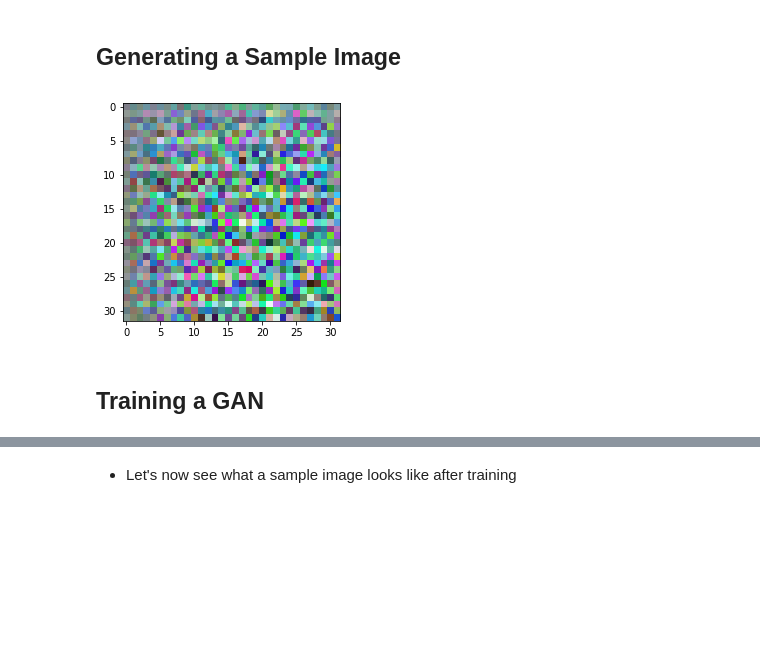
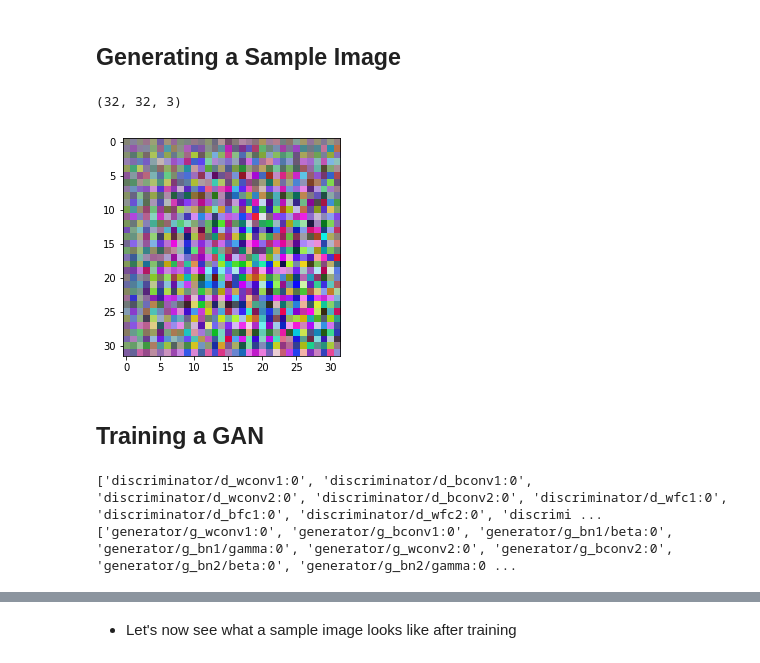
Before and after one commit to Lamela/GAN, a Jupyter notebook: GAN.ipynb, the cells around one changed output, grey strips where cells are left out. Saved outputs shown, nothing was run; the diff lists cells and outputs as text; code cells hidden in the pictures; blank space fills up the shorter version.

```diff
--- a/GAN.ipynb
+++ b/GAN.ipynb
@@ -167,30 +167,40 @@ def generator(z, batch_size, z_dim, reuse=False):
 # %% [markdown]
 ## Generating a Sample Image
 # %%
-sess = tf.Session()
 z_dimensions = 100
-z_test_placeholder = tf.placeholder(tf.float32, [None, z_dimensions])
+z_placeholder = tf.placeholder(tf.float32, [None, z_dimensions])
 
-sample_image = generator(z_test_placeholder, 1, z_dimensions, reuse=True)
-test_z = np.random.normal(-1, 1, [1, z_dimensions])
+generated_image_output = generator(z_placeholder, 1, z_dimensions)
+z_batch = np.random.normal(0, 1, [1, z_dimensions])
 
-sess.run(tf.global_variables_initializer())
-temp = (sess.run(sample_image, feed_dict={z_test_placeholder: test_z}))
+with tf.Session() as sess:
+    sess.run(tf.global_variables_initializer())
+    generated_image = sess.run(generated_image_output,
+                                feed_dict={z_placeholder: z_batch})
+    generated_image = generated_image.reshape([32,32,3])
+    print(generated_image.shape)
+    plt.imshow(generated_image)
 
-my_i = temp.squeeze()
-plt.imshow(my_i)
-plt.show()
+
+# sess.run(tf.global_variables_initializer())
+# temp = (sess.run(sample_image, feed_dict={z_test_placeholder: test_z}))
+
+# my_i = temp.squeeze()
+# print(my_i.shape)
+# plt.imshow(my_i)
+# plt.show()
 # %% [output]
+(32, 32, 3)
-[figure, old version]
+[figure, new version]
 # %% [markdown]
 ## Training a GAN
 # %%
-batch_size = 10
+batch_size = 50
 tf.reset_default_graph() #Since we changed our batch size (from 1 to 16), we need to reset our Tensorflow graph
 
 sess = tf.Session()
-x_placeholder = tf.placeholder("float", shape = [None,32,32,3]) #Placeholder for input images to the discriminator
-z_placeholder = tf.placeholder(tf.float32, [None, z_dimensions]) #Placeholder for input noise vectors to the generator
+x_placeholder = tf.placeholder(tf.float32, shape = [None,32,32,3], name='x_placeholder') #Placeholder for input images to the discriminator
+z_placeholder = tf.placeholder(tf.float32, [None, z_dimensions], name='z_placeholder') #Placeholder for input noise vectors to the generator
 
 Dx = discriminator(x_placeholder) #Dx will hold discriminator prediction probabilities for the real CIFAR images
 Gz = generator(z_placeholder, batch_size, z_dimensions) #Gz holds the generated images
@@ -200,13 +210,20 @@ g_loss = tf.reduce_mean(tf.nn.sigmoid_cross_entropy_with_logits(logits = Dg, lab
 
 d_loss_real = tf.reduce_mean(tf.nn.sigmoid_cross_entropy_with_logits(logits = Dx, labels = tf.ones_like(Dx)))
 d_loss_fake = tf.reduce_mean(tf.nn.sigmoid_cross_entropy_with_logits(logits = Dg, labels = tf.zeros_like(Dg)))
-d_loss = d_loss_real + d_loss_fake
 
 tvars = tf.trainable_variables()
 d_vars = [var for var in tvars if 'd_' in var.name]
 g_vars = [var for var in tvars if 'g_' in var.name]
 
-print(tf.get_variable_scope().reuse)
-adam = tf.train.AdamOptimizer(learning_rate=0.0002)
-trainerD = adam.minimize(d_loss, var_list=d_vars)
-trainerG = adam.minimize(g_loss, var_list=g_vars)
+print([v.name for v in d_vars])
+print([v.name for v in g_vars])
+
+# Train the discriminator
+d_trainer_fake = tf.train.AdamOptimizer(0.0003).minimize(d_loss_fake, var_list=d_vars)
+d_trainer_real = tf.train.AdamOptimizer(0.0003).minimize(d_loss_real, var_list=d_vars)
+
+# Train the generator
+g_trainer = tf.train.AdamOptimizer(0.0001).minimize(g_loss, var_list=g_vars)
+# %% [output]
+['discriminator/d_wconv1:0', 'discriminator/d_bconv1:0', 'discriminator/d_wconv2:0', 'discriminator/d_bconv2:0', 'discriminator/d_wfc1:0', 'discriminator/d_bfc1:0', 'discriminator/d_wfc2:0', 'discrimi ...
+['generator/g_wconv1:0', 'generator/g_bconv1:0', 'generator/g_bn1/beta:0', 'generator/g_bn1/gamma:0', 'generator/g_wconv2:0', 'generator/g_bconv2:0', 'generator/g_bn2/beta:0', 'generator/g_bn2/gamma:0 ...
```
Also changed, not shown: parts of 6 cells of this notebook.
